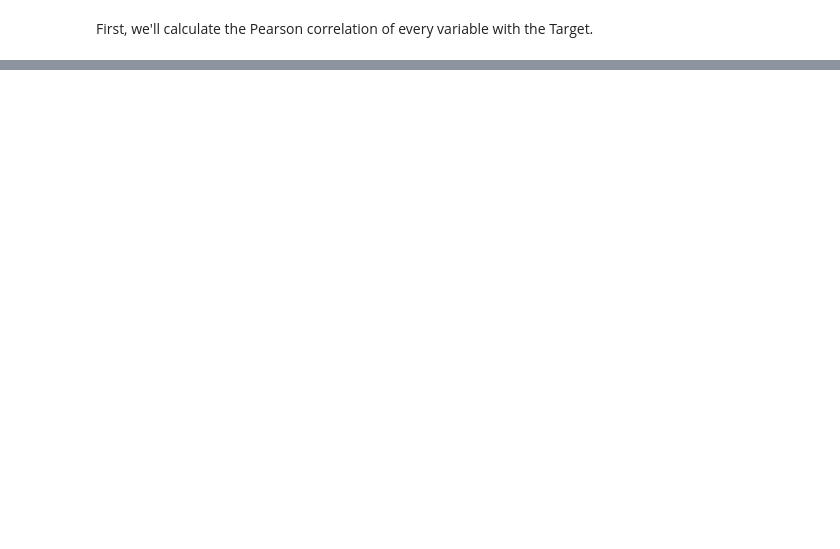
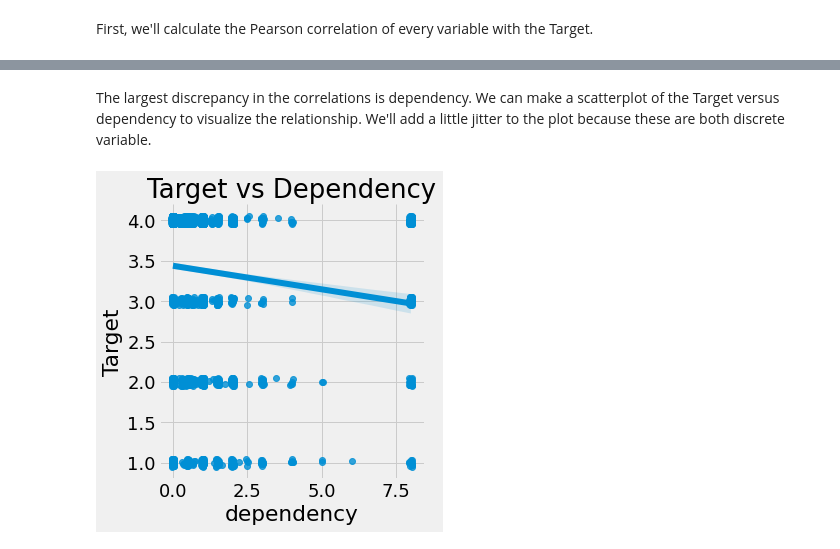
Before and after one commit to SM-Jang/kaggle, a Jupyter notebook: kaggle/household/household1.ipynb, the cells around one changed output, grey strips where cells are left out. Drawn from its saved outputs; the diff is of its cells as text; code cells hidden in the pictures; blank space fills up the shorter version.

```diff
--- a/kaggle/household/household1.ipynb
+++ b/kaggle/household/household1.ipynb
@@ -902,7 +889,7 @@ heads = heads.drop(columns=['etecho1', 'etecho2', 'etecho3'], axis=1)
 
 # Floor ordinal variable
 heads['floor'] = np.argmax(np.array(heads[['eviv1', 'eviv2', 'eviv3']]), axis=1)
-heads = heads.drop(columns=['eviv1', 'eviv2', 'eviv3'], axis=1)
+# heads = heads.drop(columns=['eviv1', 'eviv2', 'eviv3'], axis=1)
 # %% [markdown]
 # Feature Construction
 In addition to mapping variables to ordinal features, we can also create entirely new features from the existing data, known as feature construction. For example, we can add up the previous three features we just created to get an overall measure of the quality of the house's structure.
@@ -1055,0 +1105,8 @@ For the negative correlations, as we increase the variable, the Target decreases
+# %% [markdown]
+The largest discrepancy in the correlations is dependency. We can make a scatterplot of the Target versus dependency to visualize the relationship. We'll add a little jitter to the plot because these are both discrete variable.
+# %%
+sns.lmplot(y='Target', x='dependency', fit_reg=True, data=train_heads, x_jitter=0.05, y_jitter=0.05)
+plt.title('Target vs Dependency')
+plt.show()
+# %% [output]
+[figure, added]
```
Also changed, not shown: parts of 38 cells of this notebook.
